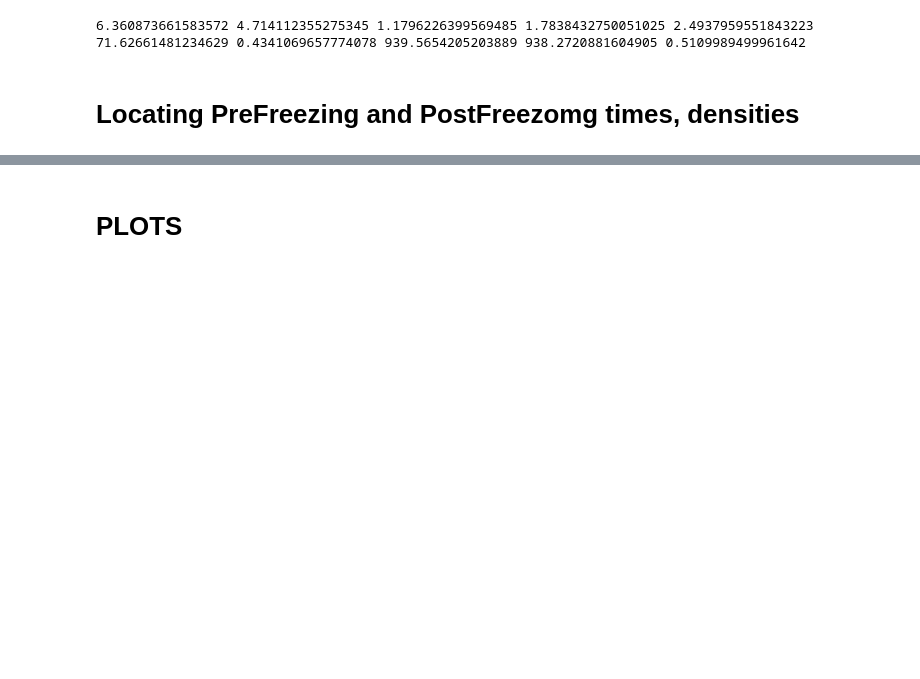
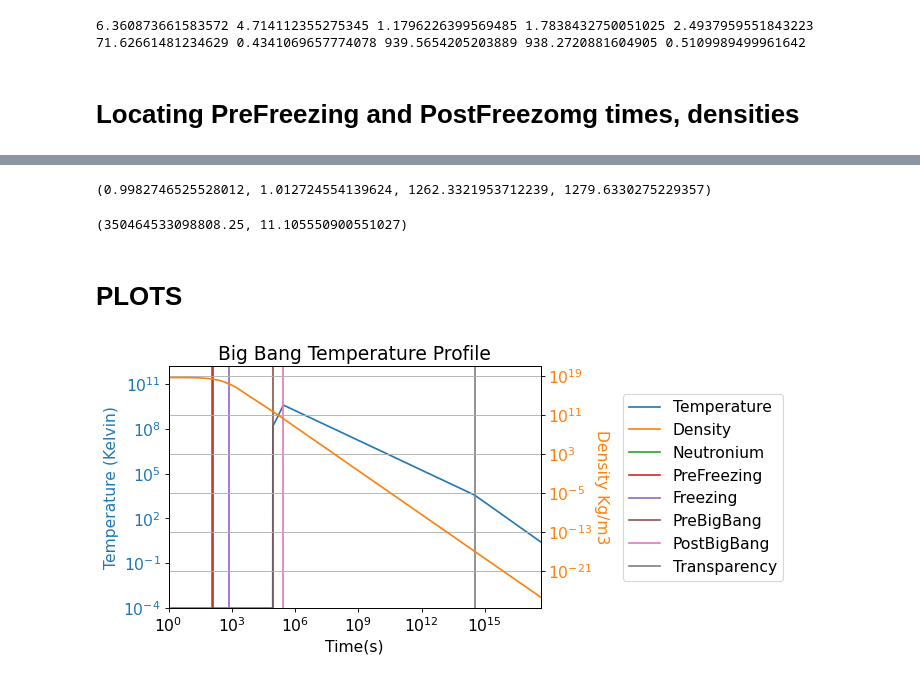
Before and after one commit to ny2292000/CMB_HU, a Jupyter notebook: AAA_BlackholiumUniverseFunction_20211120.ipynb, the cells around one changed output, grey strips where cells are left out. Cells and saved outputs as stored; diff of their text form; code cells hidden in the pictures; blank space fills up the shorter version.

```diff
--- a/AAA_BlackholiumUniverseFunction_20211120.ipynb
+++ b/AAA_BlackholiumUniverseFunction_20211120.ipynb
@@ -248,0 +143,4 @@ See the caveats in the documentation: https://pandas.pydata.org/pandas-docs/stab
+# %%
+myU.getTemperature([1.22145645e+00, 1.33334958e+00, 2.77231117e-08])
+myU.updateY_Seq()
+myU.y_Seq
@@ -249,5 +176,75 @@ See the caveats in the documentation: https://pandas.pydata.org/pandas-docs/stab
+# %%
+# This simple optimization recovered both the current temperature (2.725 Kelvin) and the
+# temperature at transparency (3487) for a redshift of 3487/2.725=1279
+
+myU.densityPostBigBang/2.77231117e-08 ,  3487/myU.y_Seq.loc["densityAtTransparency", "Temperature"], myU.z_transparency, 3487/2.725
+# %% [output]
+(0.9982746525528012, 1.012724554139624, 1262.3321953712239, 1279.6330275229357)
+# %%
+myU.TransparencyTime, myU.TransparencyRadius/1E6
+# %% [output]
+(350464533098808.25, 11.105550900551027)
 # %% [markdown]
 # PLOTS
+# %%
+# Plot C
+
+tmin=1E0
+tmax=today
+dmin = 1E-27
+dmax = 1E20
+
+colors = get_standard_colors(num_colors=10)
+
+plt.rcParams['figure.figsize'] = defaultsize
+plt.rcParams['figure.figsize'] = defaultsize
+plt.rcParams['figure.dpi'] = 80
+plt.rcParams['savefig.dpi'] = 300
+plt.rcParams['font.size'] = 14
+plt.rcParams['legend.fontsize'] = 'medium'
+plt.rcParams['figure.titlesize'] = 'medium'
+
+x_Seq=myU.y_Seq.iloc[1:-1:]
+ax=myU.df.plot(x="t", y="Temperature", logx=True, logy=True, legend=False, color=colors[0])
+partOfLegend =((x_Seq.t-tmin)*(x_Seq.t-tmax)<=0)
+ax.set_xlim(tmin,tmax)
+ax.set_ylim(1E-4,1.5E12)
+ax.set_title("Big Bang Temperature Profile")
+ax.set_xlabel("Time(s)")
+ax.set_ylabel("Temperature (Kelvin)", c=colors[0])
+ax1=plt.twinx(ax)
+myU.df.plot(x="t", y="Density", logx=True, logy=True, legend=False, ax=ax1, color=colors[1])
+# ax1.set_ylim(1E-2,None)
+ax1.set_ylabel("Density Kg/m3",color=colors[1], rotation=270,labelpad=15)
+
+##########################################################
+# x coordinates for the lines
+x_Seq=myU.y_Seq.iloc[1:-1:]
+xnames=[]
+xcoords =[]
+for x, t, includeit in zip(x_Seq.index, x_Seq.t, partOfLegend):
+    if includeit:
+        xnames.append(x.replace("density","").replace("At",""))
+        xcoords.append(t)
+
+# colors for the lines
+ax.axvline(label="Density", c=colors[1])
+
+
+for xc,c, name in zip(xcoords,colors[2:len(xnames)+2], xnames):
+    if (tmin <= xc):
+        ax.axvline(x=xc, label=name, c=c)
+lgd = ax.legend(loc='center left', bbox_to_anchor=(1.2, 0.5))
+##########################################################
+
+plt.grid(True)
+for tl in ax1.get_yticklabels():
+    tl.set_color(colors[1])
+for tl in ax.get_yticklabels():
+    tl.set_color(colors[0])
+plt.savefig(imgAddress + "TemperatureProfileNotLog.png", bbox_extra_artists=(lgd,), bbox_inches='tight')
+# %% [output]
+[figure, added]
 # %%
 # Plot A
 
```
Also changed, not shown: parts of 35 cells of this notebook, 4 other files.
